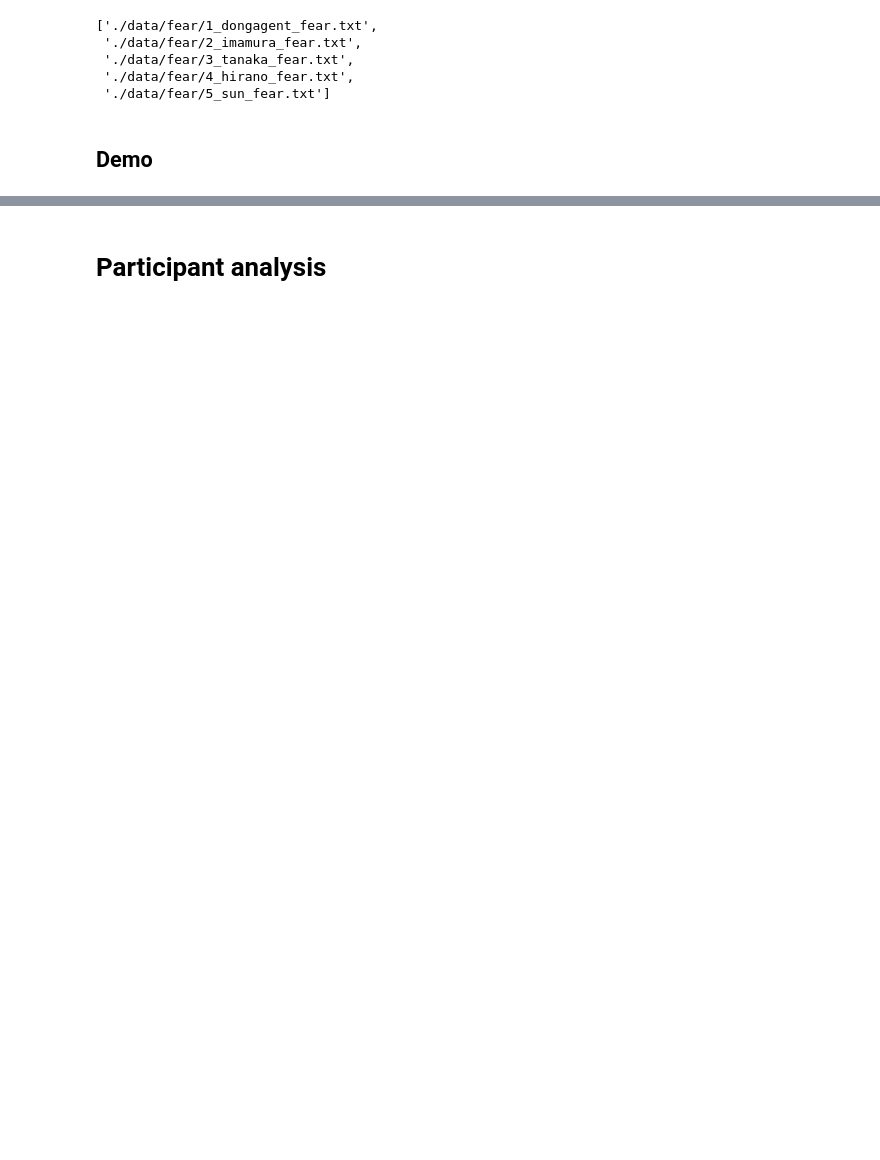
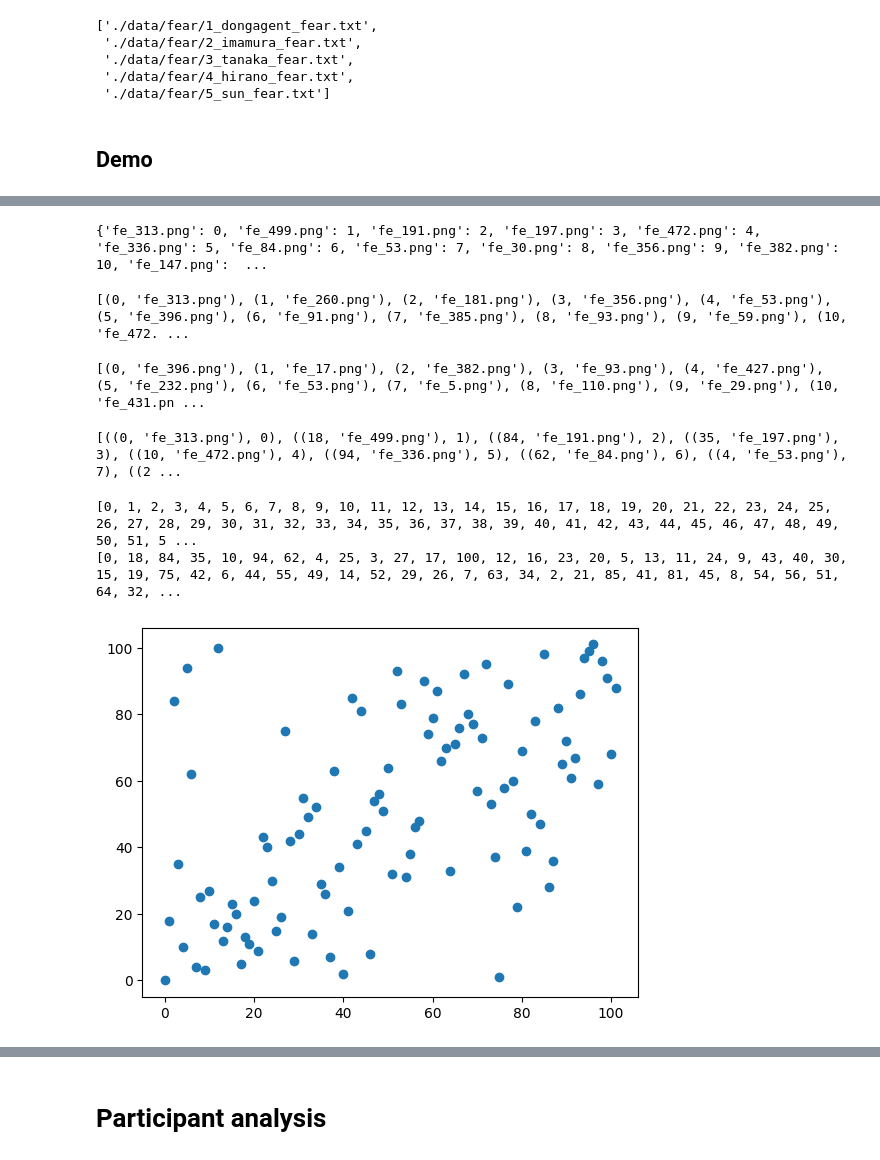
Before and after one commit to KUCognitiveInformaticsLab/PairwiseExpressionAnnotator, a Jupyter notebook: result/analyze_rank_fear.ipynb, the cells around one changed output, grey strips where cells are left out. Saved outputs shown, nothing was run; the diff lists cells and outputs as text; code cells hidden in the pictures; blank space fills up the shorter version.

```diff
--- a/result/analyze_rank_fear.ipynb
+++ b/result/analyze_rank_fear.ipynb
@@ -177,9 +90,8 @@ for i in filenames:
     temp = read_json_file(i)
 #     print(temp)
     temp_cleanedList = generateCleanList(exp, temp)
-    temp_merged_result = mergeFromPairwiseRating(temp_cleanedList)
-    temp_merged_result.reverse()
     # print(temp_merged_result)
-    result.append([counter, temp_merged_result])
+    result.append([counter, temp_cleanedList])
+    counter += 1
 # %% [output]
 ./data/fear/1_dongagent_fear.txt
@@ -205,0 +106,56 @@ print(len(result))
+# %%
+with open("data/raw_data/fear_raw.json", 'r') as f:
+    fear_raw = json.load(f)
+
+# print(fear_raw)
+
+fear_raw_name_only = [x[0] for x in fear_raw]
+# print(fear_raw_name_only) # high to low # descending
+# print(len(fear_raw_name_only))
+
+temp = filter(lambda x: x in result[0][1], fear_raw_name_only)
+fear_name_rank_order = list(enumerate(list(temp)))
+# for i, name in enumerate(temp):
+#     fear_name_rank_order.append([i+1, name])
+
+fear_name_rank_order = {x[1]:x[0] for x in fear_name_rank_order}
+# %%
+print(fear_name_rank_order)
+# %% [output]
+{'fe_313.png': 0, 'fe_499.png': 1, 'fe_191.png': 2, 'fe_197.png': 3, 'fe_472.png': 4, 'fe_336.png': 5, 'fe_84.png': 6, 'fe_53.png': 7, 'fe_30.png': 8, 'fe_356.png': 9, 'fe_382.png': 10, 'fe_147.png':  ...
+# %%
+# test for result 0
+# jason
+j_data = list(enumerate(result[0][1]))
+print(j_data)
+# %% [output]
+[(0, 'fe_313.png'), (1, 'fe_260.png'), (2, 'fe_181.png'), (3, 'fe_356.png'), (4, 'fe_53.png'), (5, 'fe_396.png'), (6, 'fe_91.png'), (7, 'fe_385.png'), (8, 'fe_93.png'), (9, 'fe_59.png'), (10, 'fe_472. ...
+# %%
+# imamura
+i_data = list(enumerate(result[1][1]))
+print(i_data)
+# %% [output]
+[(0, 'fe_396.png'), (1, 'fe_17.png'), (2, 'fe_382.png'), (3, 'fe_93.png'), (4, 'fe_427.png'), (5, 'fe_232.png'), (6, 'fe_53.png'), (7, 'fe_5.png'), (8, 'fe_110.png'), (9, 'fe_29.png'), (10, 'fe_431.pn ...
+# %%
+# compute rank
+temp_list = []
+for i, c in enumerate(j_data):
+    temp_list.append((c, fear_name_rank_order[c[1]]))
+temp_list.sort(key=lambda x:x[1])
+# temp_list = [x[0] for x in temp_list]
+print(temp_list)
+# %% [output]
+[((0, 'fe_313.png'), 0), ((18, 'fe_499.png'), 1), ((84, 'fe_191.png'), 2), ((35, 'fe_197.png'), 3), ((10, 'fe_472.png'), 4), ((94, 'fe_336.png'), 5), ((62, 'fe_84.png'), 6), ((4, 'fe_53.png'), 7), ((2 ...
+# %%
+# scatter graph
+x = [i[1] for i in temp_list]
+y1 = [i[0][0] for i in temp_list]
+print(x)
+print(y)
+
+plt.scatter(x, y)
+plt.show()
+# %% [output]
+[0, 1, 2, 3, 4, 5, 6, 7, 8, 9, 10, 11, 12, 13, 14, 15, 16, 17, 18, 19, 20, 21, 22, 23, 24, 25, 26, 27, 28, 29, 30, 31, 32, 33, 34, 35, 36, 37, 38, 39, 40, 41, 42, 43, 44, 45, 46, 47, 48, 49, 50, 51, 5 ...
+[0, 18, 84, 35, 10, 94, 62, 4, 25, 3, 27, 17, 100, 12, 16, 23, 20, 5, 13, 11, 24, 9, 43, 40, 30, 15, 19, 75, 42, 6, 44, 55, 49, 14, 52, 29, 26, 7, 63, 34, 2, 21, 85, 41, 81, 45, 8, 54, 56, 51, 64, 32, ...
+[figure, added]
```
Also changed, not shown: parts of 11 cells of this notebook, 14 other files.
